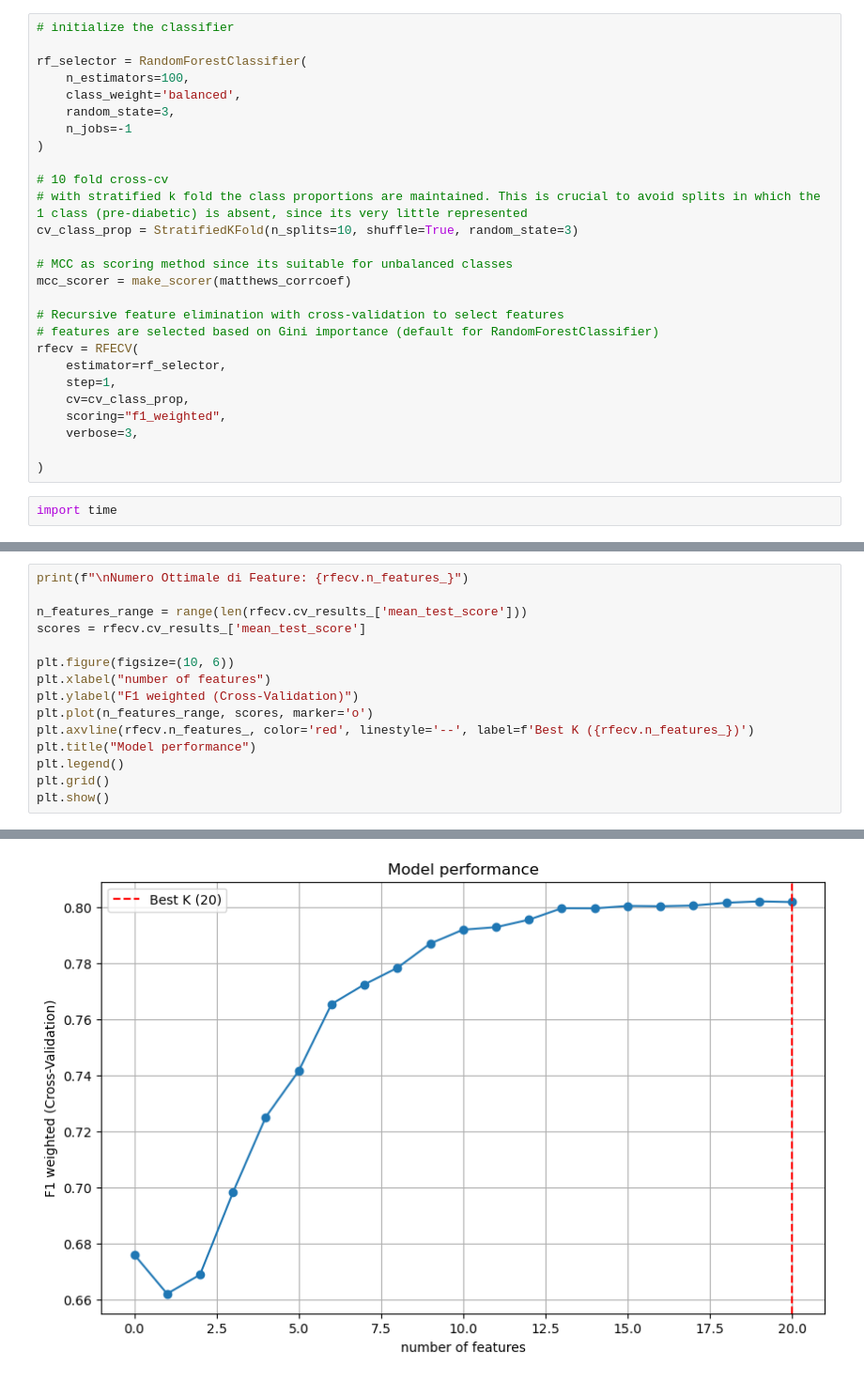
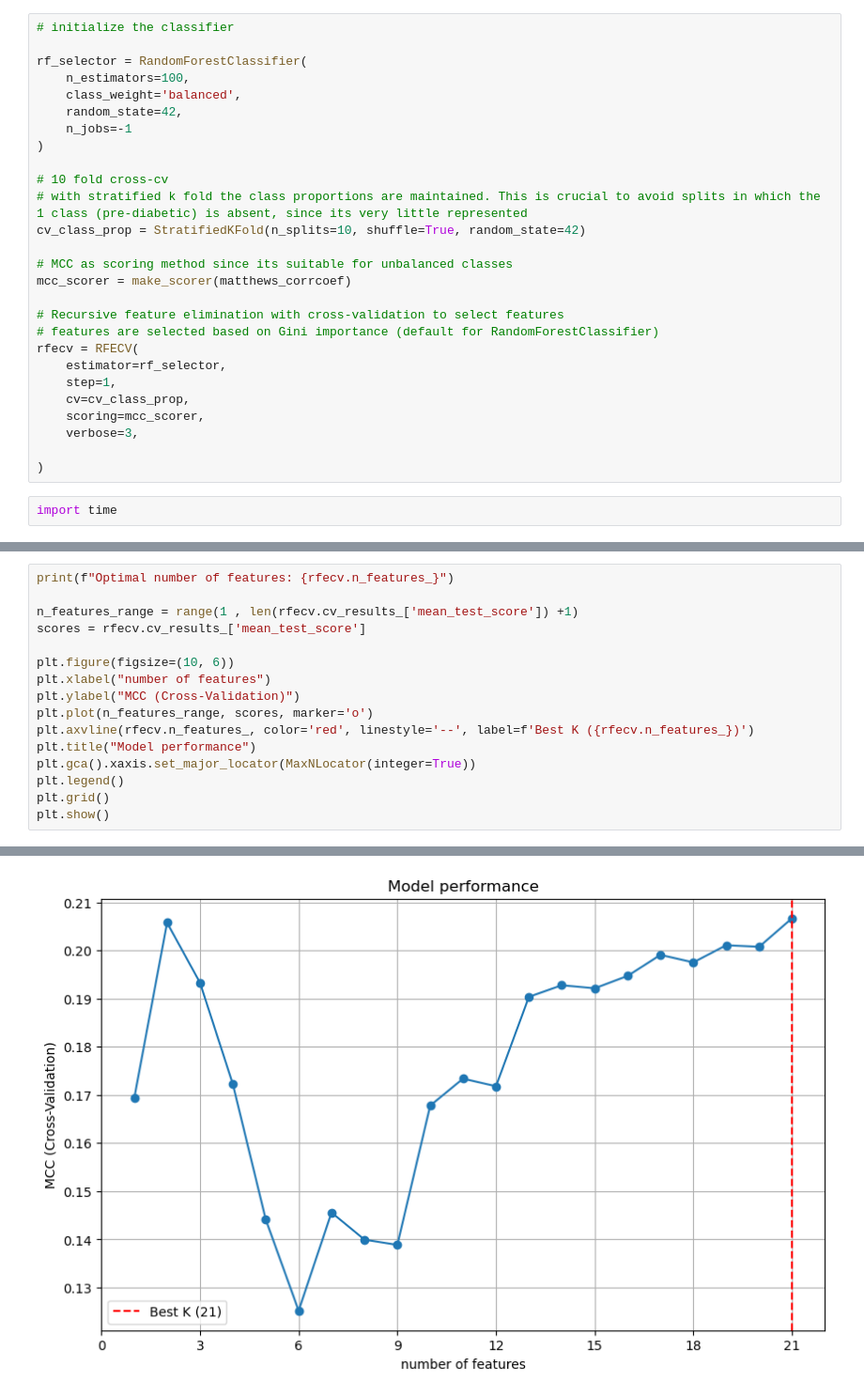
Before and after one commit to Mcentenaro/Diabetes_Risk_ML, a Jupyter notebook: data_processing__feature_sel.ipynb, the cells around one changed output, grey strips where cells are left out. Shown: that part at 94% size. Saved outputs shown, nothing was run; the diff lists cells and outputs as text.

```diff
--- a/data_processing__feature_sel.ipynb
+++ b/data_processing__feature_sel.ipynb
@@ -122,13 +125,13 @@ To perform feature selection, I will use a RandomForestClassifier
 rf_selector = RandomForestClassifier(
     n_estimators=100,
     class_weight='balanced',
-    random_state=3,
+    random_state=42,
     n_jobs=-1
 )
 
 # 10 fold cross-cv
 # with stratified k fold the class proportions are maintained. This is crucial to avoid splits in which the 1 class (pre-diabetic) is absent, since its very little represented
-cv_class_prop = StratifiedKFold(n_splits=10, shuffle=True, random_state=3)
+cv_class_prop = StratifiedKFold(n_splits=10, shuffle=True, random_state=42)
 
 # MCC as scoring method since its suitable for unbalanced classes
 mcc_scorer = make_scorer(matthews_corrcoef)
@@ -139,7 +142,7 @@ rfecv = RFECV(
     estimator=rf_selector,
     step=1,
     cv=cv_class_prop,
-    scoring="f1_weighted",
+    scoring=mcc_scorer,
     verbose=3,
 
 )
@@ -178,15 +181,16 @@ Feature selection process completed in 14.2 minutes
 # %%
-print(f"\nNumero Ottimale di Feature: {rfecv.n_features_}")
+print(f"Optimal number of features: {rfecv.n_features_}")
 
-n_features_range = range(len(rfecv.cv_results_['mean_test_score']))
+n_features_range = range(1 , len(rfecv.cv_results_['mean_test_score']) +1)
 scores = rfecv.cv_results_['mean_test_score']
 
 plt.figure(figsize=(10, 6))
 plt.xlabel("number of features")
-plt.ylabel("F1 weighted (Cross-Validation)")
+plt.ylabel("MCC (Cross-Validation)")
 plt.plot(n_features_range, scores, marker='o')
 plt.axvline(rfecv.n_features_, color='red', linestyle='--', label=f'Best K ({rfecv.n_features_})')
 plt.title("Model performance")
+plt.gca().xaxis.set_major_locator(MaxNLocator(integer=True))
 plt.legend()
 plt.grid()
 plt.show()
@@ -195,4 +199,4 @@ Numero Ottimale di Feature: 20
-[figure, old version]
+[figure, new version]
 # %%
 feature_selected = training_x.columns[rfecv.support_]
 feature_dumped = training_x.columns[~rfecv.support_]
```
Also changed, not shown: parts of 10 cells of this notebook, 1 other file.
